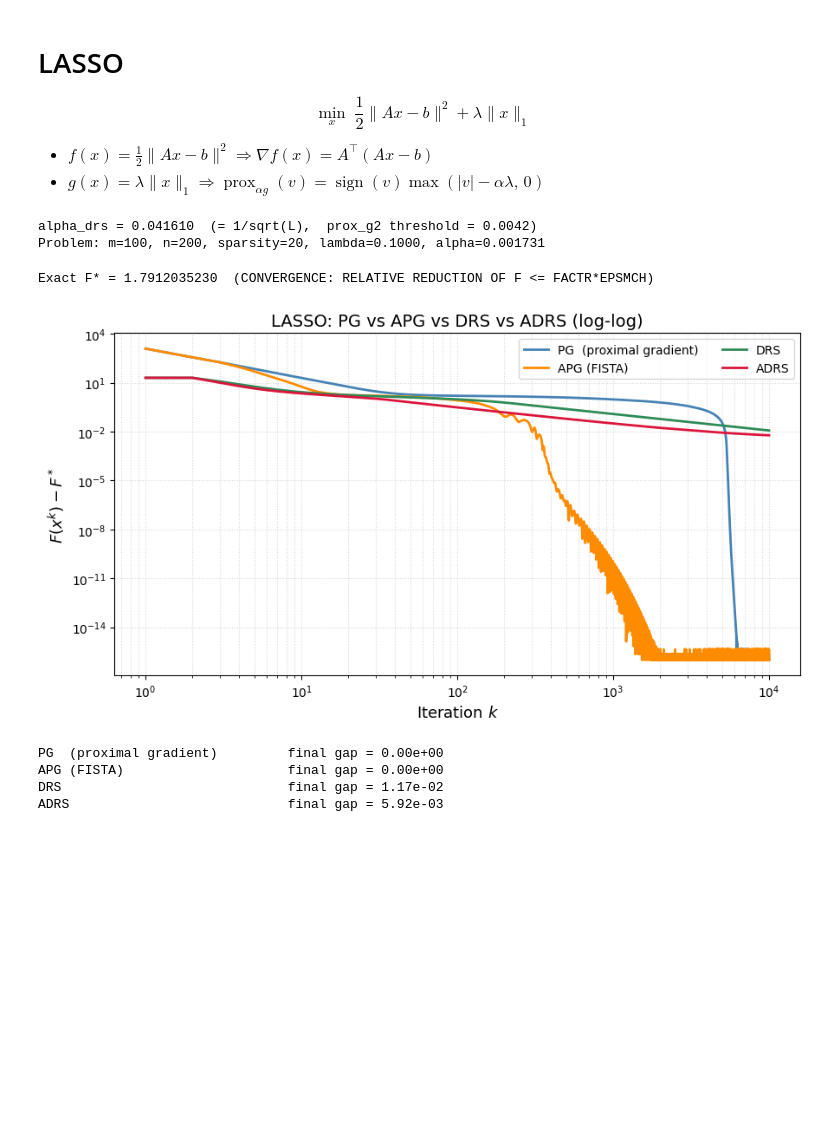
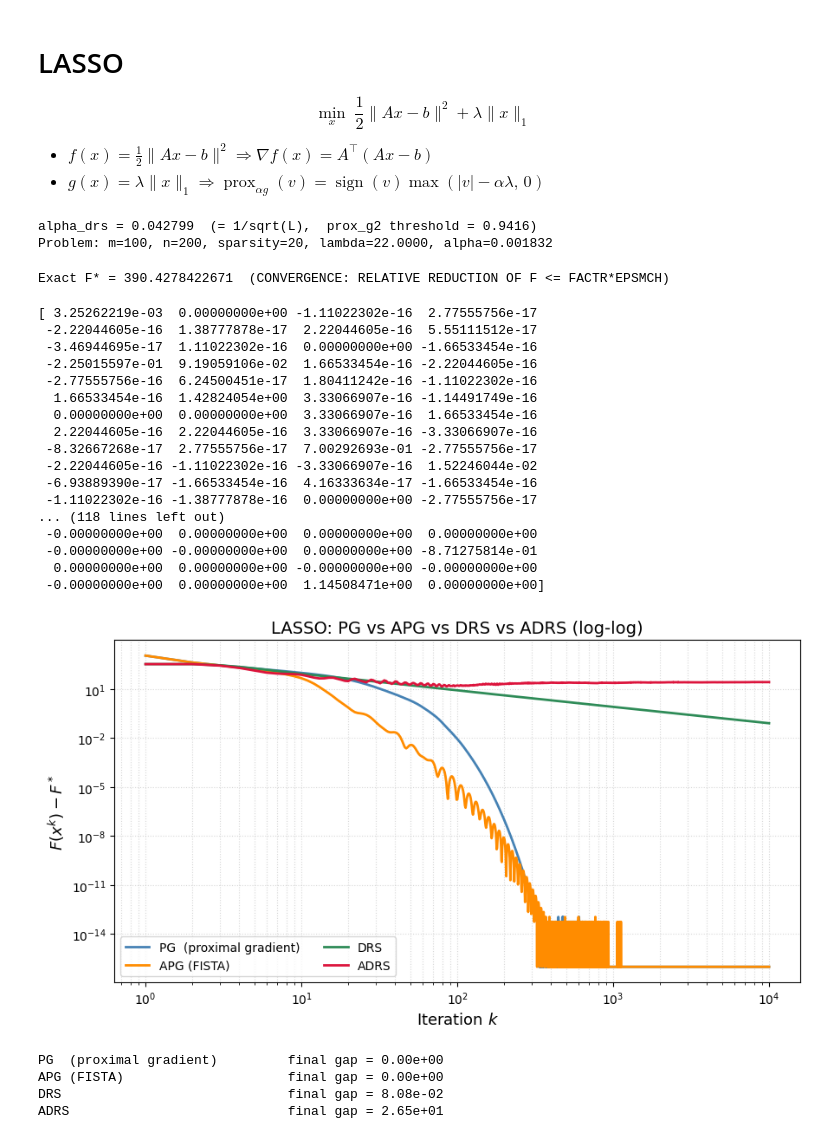
Before and after one commit to gmbabreu/Iterative-methods-project, a Jupyter notebook: apg.ipynb, the cells around one changed output. Saved outputs shown, nothing was run; the diff lists cells and outputs as text; code cells hidden in the pictures; blank space fills up the shorter version.

```diff
--- a/apg.ipynb
+++ b/apg.ipynb
@@ -115,7 +115,7 @@ x_true[rng.choice(n, sparse, replace=False)] = rng.standard_normal(sparse)
 b = A @ x_true + 0.01 * rng.standard_normal(m)
 
 lam = 0.1 * norm(A.T @ b, np.inf)   # 10% of the lambda_max that zeros the solution
-lam = 0.1
+lam = 22
 
 # Optimal step size for least squares is 1/L where L = ||A||^2 (Lipschitz constant of grad_f)
 L = norm(A, ord=2) ** 2
@@ -141,8 +141,8 @@ def F(x):
 x0 = np.zeros(n)
 print(f"Problem: m={m}, n={n}, sparsity={sparse}, lambda={lam:.4f}, alpha={alpha:.6f}")
 # %% [output]
-alpha_drs = 0.041610  (= 1/sqrt(L),  prox_g2 threshold = 0.0042)
-Problem: m=100, n=200, sparsity=20, lambda=0.1000, alpha=0.001731
+alpha_drs = 0.042799  (= 1/sqrt(L),  prox_g2 threshold = 0.9416)
+Problem: m=100, n=200, sparsity=20, lambda=22.0000, alpha=0.001832
 # %%
 from scipy.optimize import minimize as sp_minimize
 
@@ -164,7 +164,7 @@ res = sp_minimize(
 F_star_exact = F(res.x[:n] - res.x[n:])
 print(f"Exact F* = {F_star_exact:.10f}  ({res.message})")
 # %% [output]
-Exact F* = 1.7912035230  (CONVERGENCE: RELATIVE REDUCTION OF F <= FACTR*EPSMCH)
+Exact F* = 390.4278422671  (CONVERGENCE: RELATIVE REDUCTION OF F <= FACTR*EPSMCH)
 # %%
 MAX_ITER = 10000
 
@@ -172,36 +172,53 @@ _, obj_pg   = pg(x0,  grad_f, prox_g, F, alpha,    max_iter=MAX_ITER)
 _, obj_apg  = apg(x0, grad_f, prox_g, F, alpha,    max_iter=MAX_ITER)
 _, obj_drs  = drs(x0,  prox_g1_drs, prox_g, F, max_iter=MAX_ITER)
 _, obj_adrs = adrs(x0, prox_g1_drs, prox_g, F, max_iter=MAX_ITER)
 
 methods = [
     (obj_pg,   "PG  (proximal gradient)", "steelblue",  "-"),
     (obj_apg,  "APG (FISTA)",             "darkorange", "-"),
     (obj_drs,  "DRS",                     "seagreen",   "-"),
     (obj_adrs, "ADRS",         "crimson",    "-"),
 ]
 
-F_star_exact = min(obj_pg[-1], obj_apg[-1], obj_drs[-1], obj_adrs[-1], F_star_exact)
+F_star_exact = min(F_star_exact, obj_pg[-1], obj_apg[-1], obj_drs[-1], obj_adrs[-1])
 
 k = np.arange(MAX_ITER + 1)
 
 fig, ax = plt.subplots(figsize=(9, 5))
 for obj, label, color, ls in methods:
     gap = obj - F_star_exact
     gap = np.maximum(gap, 1e-16)   # clip for log scale
     ax.loglog(k + 1, gap, ls=ls, color=color, lw=2, label=label)
 ax.set_xlabel("Iteration $k$", fontsize=13)
 ax.set_ylabel(r"$F(x^k) - F^*$", fontsize=13)
 ax.set_title("LASSO: PG vs APG vs DRS vs ADRS (log-log)", fontsize=14)
 ax.legend(fontsize=10, ncol=2)
 ax.grid(True, which="both", ls=":", alpha=0.5)
 plt.tight_layout()
 plt.show()
 
 for obj, label, *_ in methods:
     print(f"{label:<30s}  final gap = {obj[-1] - F_star_exact:.2e}")
 # %% [output]
+[ 3.25262219e-03  0.00000000e+00 -1.11022302e-16  2.77555756e-17
+ -2.22044605e-16  1.38777878e-17  2.22044605e-16  5.55111512e-17
+ -3.46944695e-17  1.11022302e-16  0.00000000e+00 -1.66533454e-16
+ -2.25015597e-01  9.19059106e-02  1.66533454e-16 -2.22044605e-16
+ -2.77555756e-16  6.24500451e-17  1.80411242e-16 -1.11022302e-16
+  1.66533454e-16  1.42824054e+00  3.33066907e-16 -1.14491749e-16
+  0.00000000e+00  0.00000000e+00  3.33066907e-16  1.66533454e-16
+  2.22044605e-16  2.22044605e-16  3.33066907e-16 -3.33066907e-16
+ -8.32667268e-17  2.77555756e-17  7.00292693e-01 -2.77555756e-17
+ -2.22044605e-16 -1.11022302e-16 -3.33066907e-16  1.52246044e-02
+ -6.93889390e-17 -1.66533454e-16  4.16333634e-17 -1.66533454e-16
+ -1.11022302e-16 -1.38777878e-16  0.00000000e+00 -2.77555756e-17
+... (118 lines left out)
+ -0.00000000e+00  0.00000000e+00  0.00000000e+00  0.00000000e+00
+ -0.00000000e+00 -0.00000000e+00  0.00000000e+00 -8.71275814e-01
+  0.00000000e+00  0.00000000e+00 -0.00000000e+00 -0.00000000e+00
+ -0.00000000e+00  0.00000000e+00  1.14508471e+00  0.00000000e+00]
-[figure, old version]
+[figure, new version]
-PG  (proximal gradient)         final gap = 0.00e+00
-APG (FISTA)                     final gap = 0.00e+00
-DRS                             final gap = 1.17e-02
-ADRS                            final gap = 5.92e-03
+PG  (proximal gradient)         final gap = 0.00e+00
+APG (FISTA)                     final gap = 0.00e+00
+DRS                             final gap = 8.08e-02
+ADRS                            final gap = 2.65e+01
```
